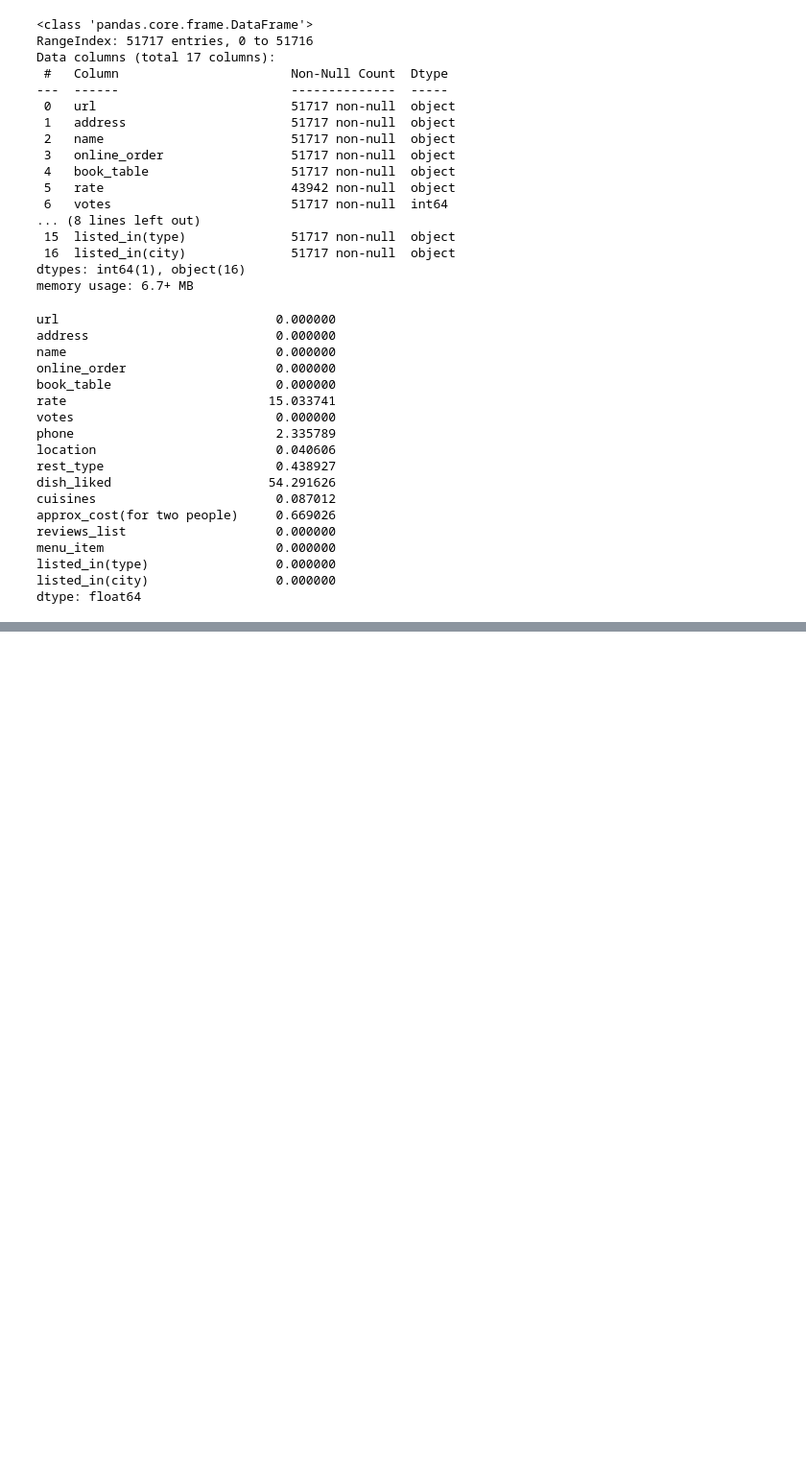
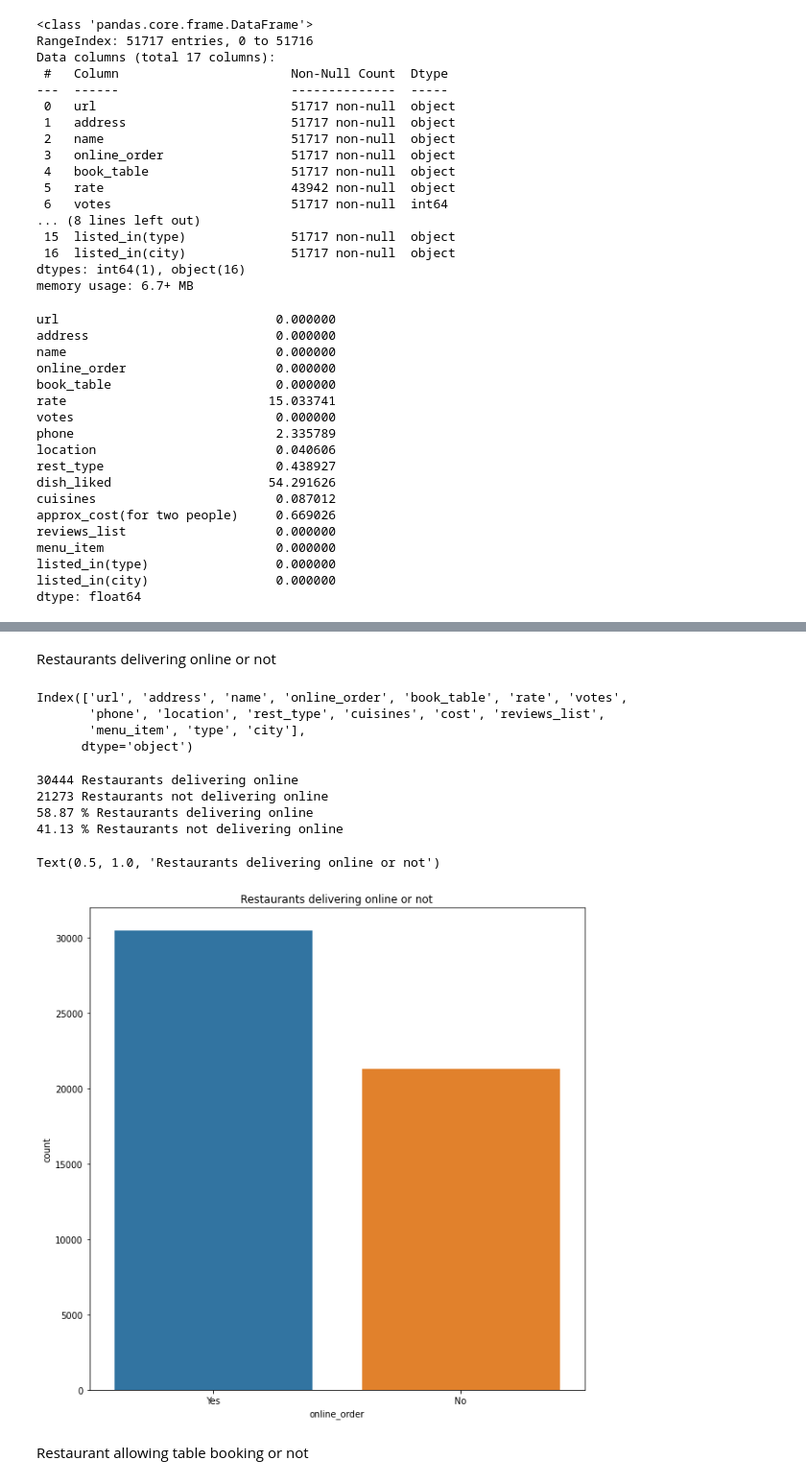
Before and after one commit to princepriyadarshi2017/ZOMATO-EDA, a Jupyter notebook: zomato_Eda.ipynb, the cells around one changed output, grey strips where cells are left out. Shown at 96% size. Cells and saved outputs as stored; diff of their text form; code cells hidden in the pictures; blank space fills up the shorter version.

```diff
--- a/zomato_Eda.ipynb
+++ b/zomato_Eda.ipynb
@@ -203,0 +203,3 @@ dtype: int64
+# %%
+remove_slash= lambda x: x.replace('/5','')
+droped_df['rate']=droped_df['rate'].apply(remove_slash)
@@ -203,0 +237,28 @@ dtype: int64
+# %% [markdown]
+Restaurants delivering online or not
+# %%
+droped_df.columns
+# %% [output]
+Index(['url', 'address', 'name', 'online_order', 'book_table', 'rate', 'votes',
+       'phone', 'location', 'rest_type', 'cuisines', 'cost', 'reviews_list',
+       'menu_item', 'type', 'city'],
+      dtype='object')
+# %%
+print(droped_df['name'][droped_df['online_order']=='Yes'].count(),'Restaurants delivering online')
+print(droped_df['name'][droped_df['online_order']=='No'].count(),'Restaurants not delivering online')
+print(round(droped_df['name'][droped_df['online_order']=='Yes'].count()/droped_df.shape[0] *100,2),'%','Restaurants delivering online')
+print(round(droped_df['name'][droped_df['online_order']=='No'].count()/droped_df.shape[0] *100,2),'%','Restaurants not delivering online')
+# %% [output]
+30444 Restaurants delivering online
+21273 Restaurants not delivering online
+58.87 % Restaurants delivering online
+41.13 % Restaurants not delivering online
+# %%
+plt.figure(figsize=(10,10))
+sns.countplot(droped_df['online_order'])
+plt.title('Restaurants delivering online or not')
+# %% [output]
+Text(0.5, 1.0, 'Restaurants delivering online or not')
+[figure, added]
+# %% [markdown]
+Restaurant allowing table booking or not
```
Also changed, not shown: parts of 17 cells of this notebook.
